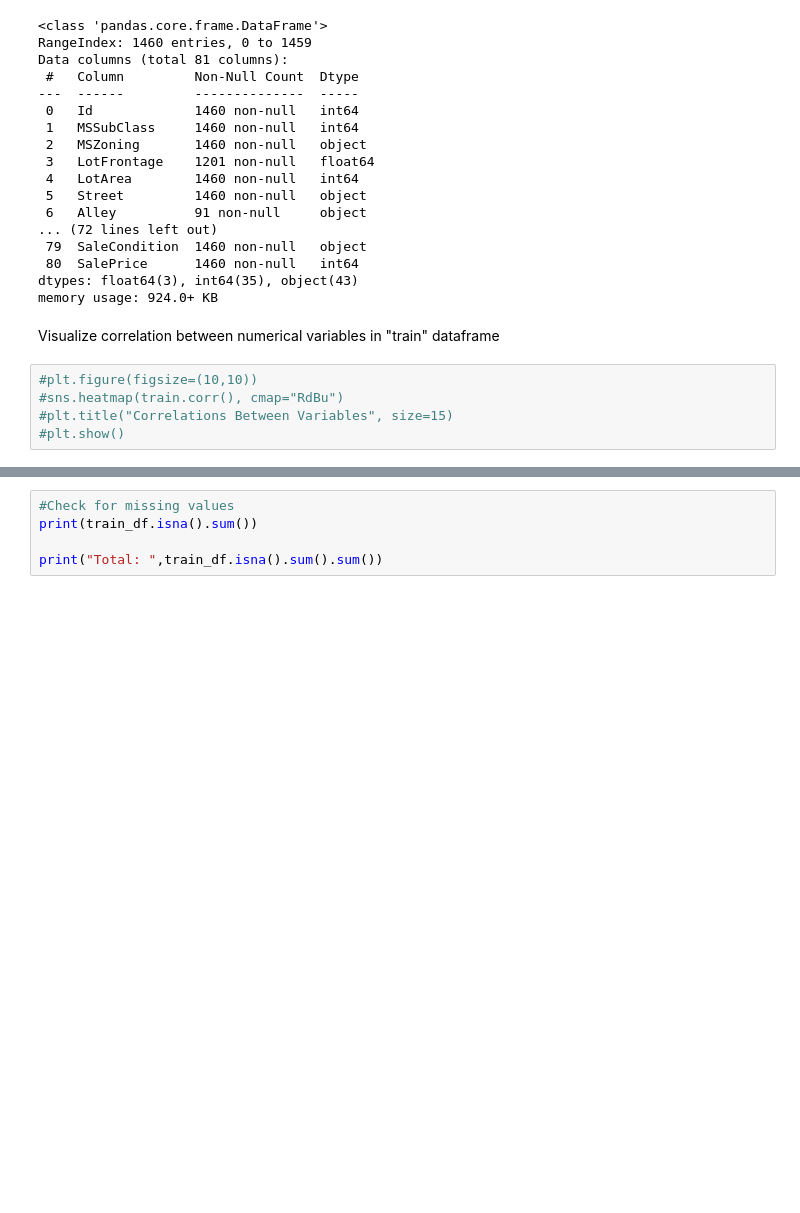
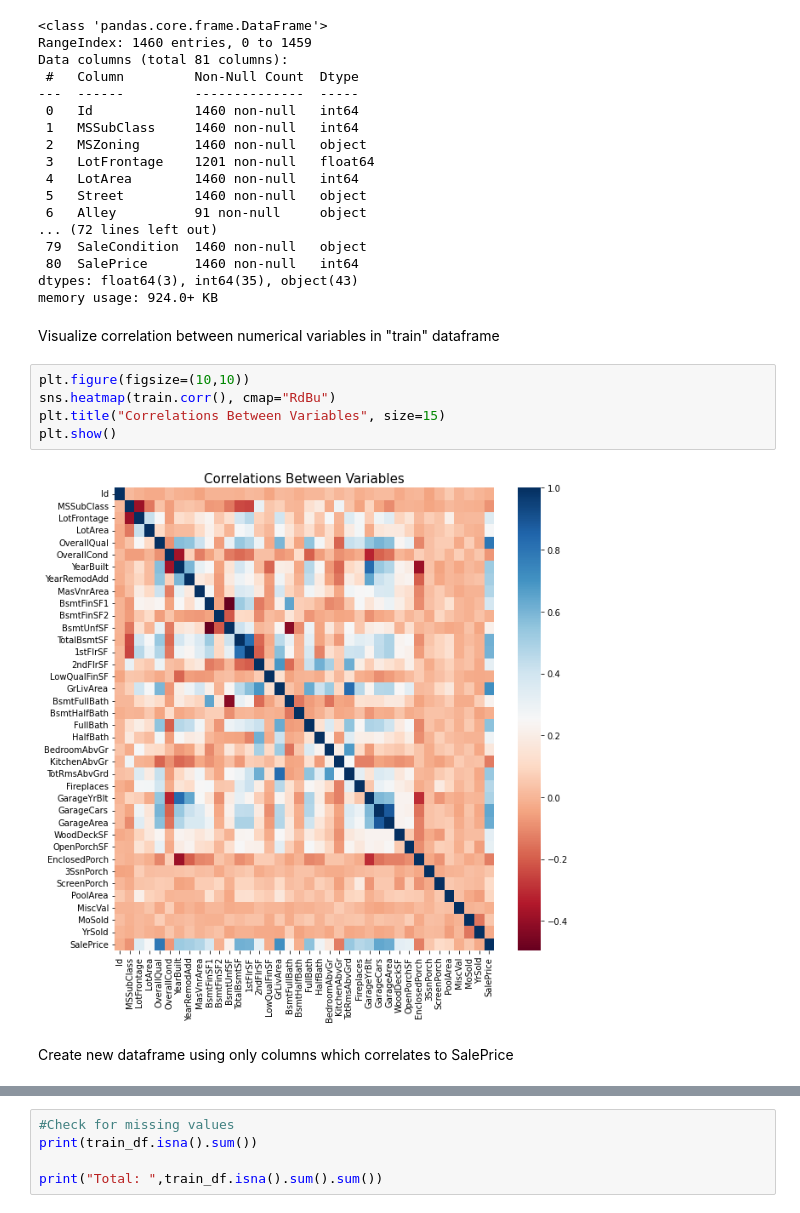
Before and after one commit to myredex/kaggle_house_price_prediction, a Jupyter notebook: kaggle-house-prices-basics.ipynb, the cells around one changed output, grey strips where cells are left out. Cells and saved outputs as stored; diff of their text form; blank space fills up the shorter version.

Commit message:
Kaggle Notebook | kaggle_house_prices_basics | Version 12

```diff
--- a/kaggle-house-prices-basics.ipynb
+++ b/kaggle-house-prices-basics.ipynb
@@ -603,8 +605,12 @@ memory usage: 924.0+ KB
 # %% [markdown]
 Visualize correlation between numerical variables in "train" dataframe
 # %%
-#plt.figure(figsize=(10,10))
-#sns.heatmap(train.corr(), cmap="RdBu")
-#plt.title("Correlations Between Variables", size=15)
-#plt.show()
+plt.figure(figsize=(10,10))
+sns.heatmap(train.corr(), cmap="RdBu")
+plt.title("Correlations Between Variables", size=15)
+plt.show()
+# %% [output]
+[figure, added]
+# %% [markdown]
+Create new dataframe using only columns which correlates to SalePrice
 # %%
```
Also changed, not shown: parts of 48 cells of this notebook.
